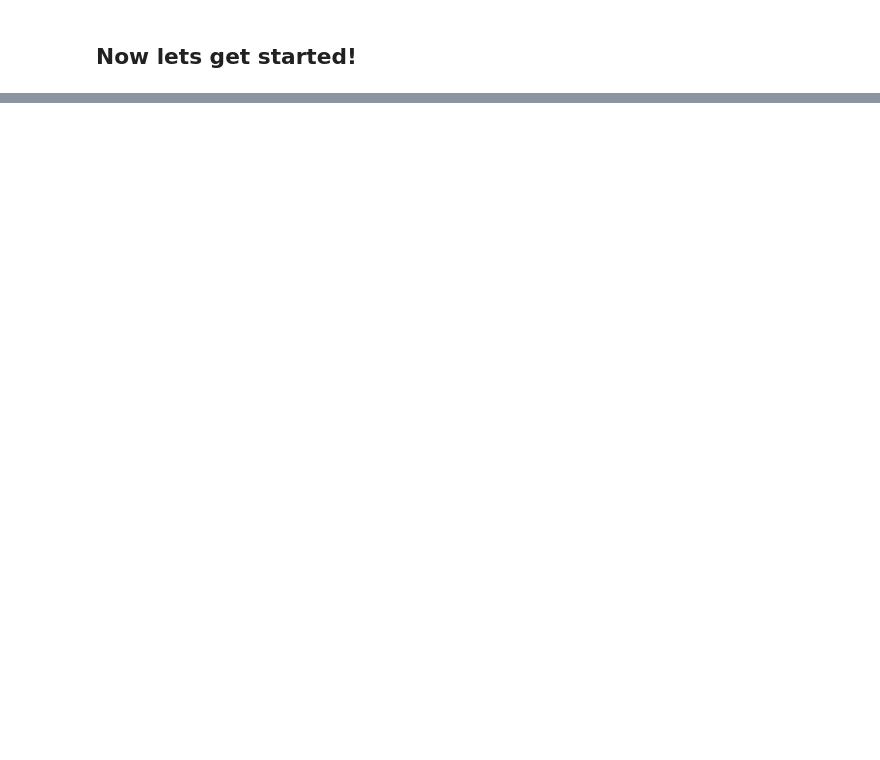
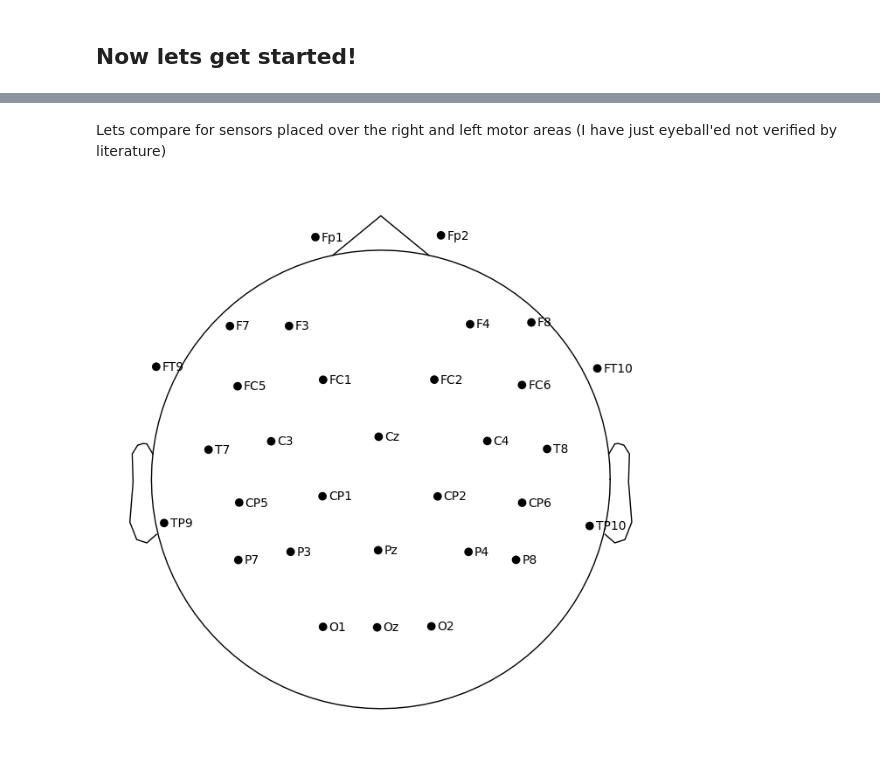
Before and after one commit to laurabpaulsen/LaCoBra-E24, a Jupyter notebook: EEG-analysis-grouplvl/multiple_subjects.ipynb, the cells around one changed output, grey strips where cells are left out. Drawn from its saved outputs; the diff is of its cells as text; code cells hidden in the pictures; blank space fills up the shorter version.

```diff
--- a/EEG-analysis-grouplvl/multiple_subjects.ipynb
+++ b/EEG-analysis-grouplvl/multiple_subjects.ipynb
@@ -211,0 +139,6 @@ all_epochs = mne.concatenate_epochs([params["epochs"] for params in subjects.val
+# %% [markdown]
+Lets compare for sensors placed over the right and left motor areas (I have just eyeball'ed not verified by literature)
+# %%
+all_epochs.plot_sensors(show_names=True);
+# %% [output]
+[figure, added]
```
Also changed, not shown: parts of 13 cells of this notebook.
